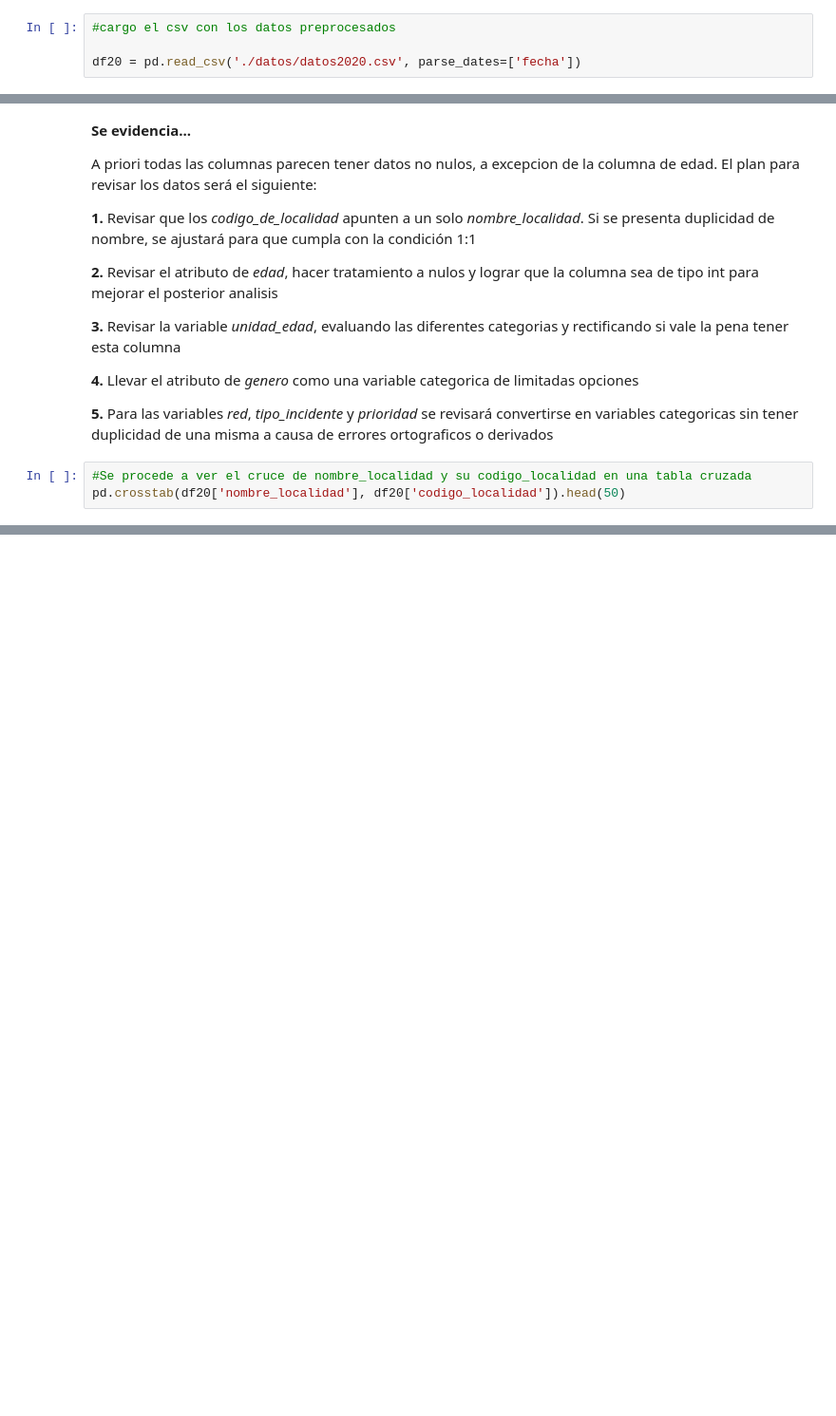
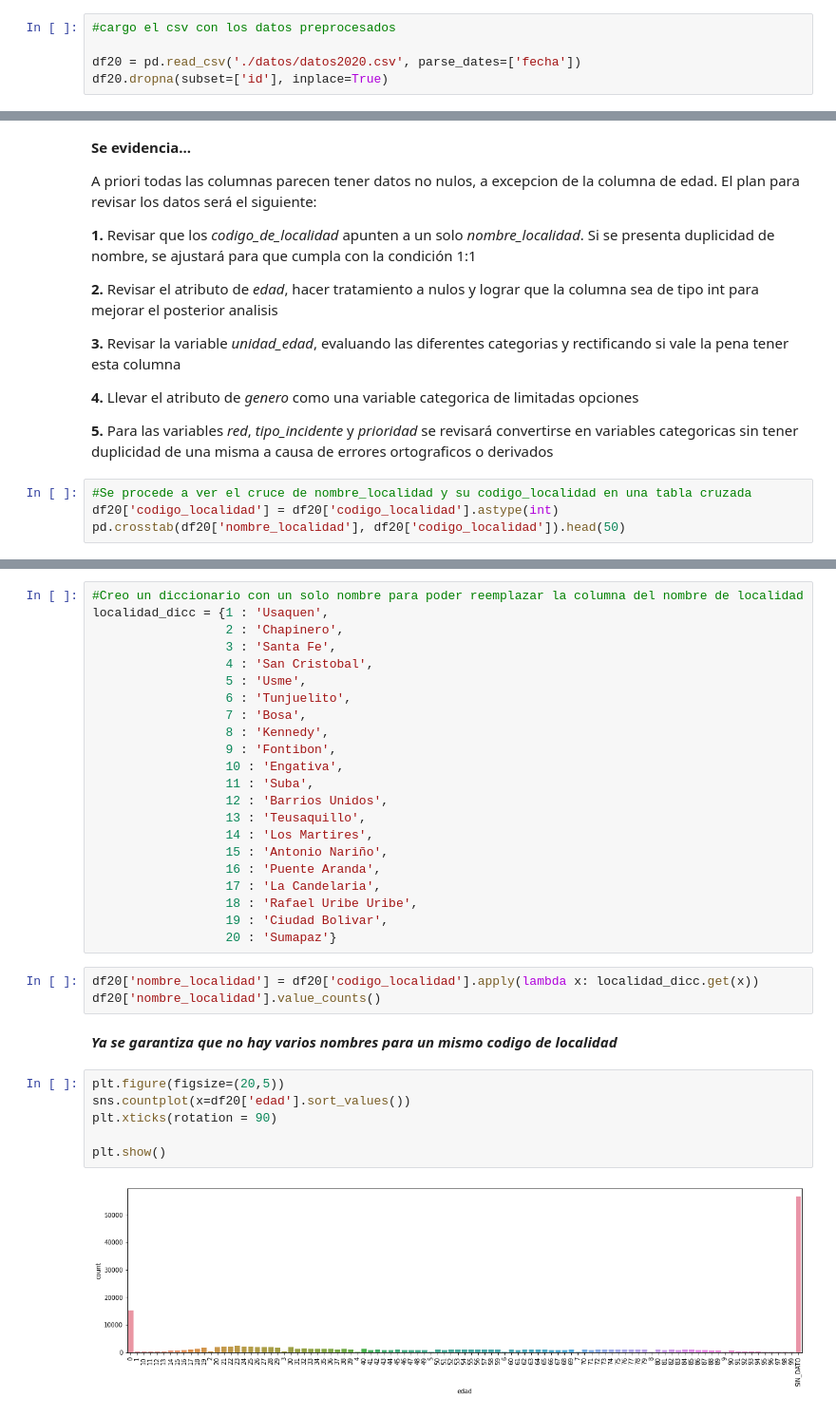
Before and after one commit to ceao1/linea123_bogota, a Jupyter notebook: analisis.ipynb, the cells around one changed output, grey strips where cells are left out. Shown: that part at 95% size. Drawn from its saved outputs; the diff is of its cells as text; blank space fills up the shorter version.

Commit message:
Commit hasta el analisis de la variable edad

```diff
--- a/analisis.ipynb
+++ b/analisis.ipynb
@@ -9,6 +9,7 @@ import seaborn as sns
 #cargo el csv con los datos preprocesados
 
 df20 = pd.read_csv('./datos/datos2020.csv', parse_dates=['fecha'])
+df20.dropna(subset=['id'], inplace=True)
 # %%
 #revisión de completitud, tipo y memoria del dataframe
 df20.info()
@@ -46,5 +47,6 @@ A priori todas las columnas parecen tener datos no nulos, a excepcion de la colu
 **5.** Para las variables *red*, *tipo_incidente* y *prioridad* se revisará convertirse en variables categoricas sin tener duplicidad de una misma a causa de errores ortograficos o derivados
 # %%
 #Se procede a ver el cruce de nombre_localidad y su codigo_localidad en una tabla cruzada
+df20['codigo_localidad'] = df20['codigo_localidad'].astype(int)
 pd.crosstab(df20['nombre_localidad'], df20['codigo_localidad']).head(50)
 # %% [output]
@@ -66,3 +68,38 @@ pd.crosstab(df20['nombre_localidad'], df20['codigo_localidad']).head(50)
 | LA CANDELARIA | 0 | 0 | 0 | 0 | 0 | 0 | 0 | 0 | 0 | 0 | ... |
 | LOS MARTIRES | 0 | 0 | 0 | 0 | 0 | 0 | 0 | 0 | 0 | 0 | ... |
 | La Candelaria | 0 | 0 | 0 | 0 | 0 | 0 | 0 | 0 | 0 | 0 | ... |
+# %%
+#Creo un diccionario con un solo nombre para poder reemplazar la columna del nombre de localidad
+localidad_dicc = {1 : 'Usaquen',
+                  2 : 'Chapinero',
+                  3 : 'Santa Fe',
+                  4 : 'San Cristobal',
+                  5 : 'Usme',
+                  6 : 'Tunjuelito',
+                  7 : 'Bosa',
+                  8 : 'Kennedy',
+                  9 : 'Fontibon',
+                  10 : 'Engativa',
+                  11 : 'Suba',
+                  12 : 'Barrios Unidos',
+                  13 : 'Teusaquillo',
+                  14 : 'Los Martires',
+                  15 : 'Antonio Nariño',
+                  16 : 'Puente Aranda',
+                  17 : 'La Candelaria',
+                  18 : 'Rafael Uribe Uribe',
+                  19 : 'Ciudad Bolivar',
+                  20 : 'Sumapaz'}
+# %%
+df20['nombre_localidad'] = df20['codigo_localidad'].apply(lambda x: localidad_dicc.get(x))
+df20['nombre_localidad'].value_counts()
+# %% [markdown]
+***Ya se garantiza que no hay varios nombres para un mismo codigo de localidad***
+# %%
+plt.figure(figsize=(20,5))
+sns.countplot(x=df20['edad'].sort_values())
+plt.xticks(rotation = 90)
+
+plt.show()
+# %% [output]
+[figure, added]
```
Also changed, not shown: parts of 3 cells of this notebook.
